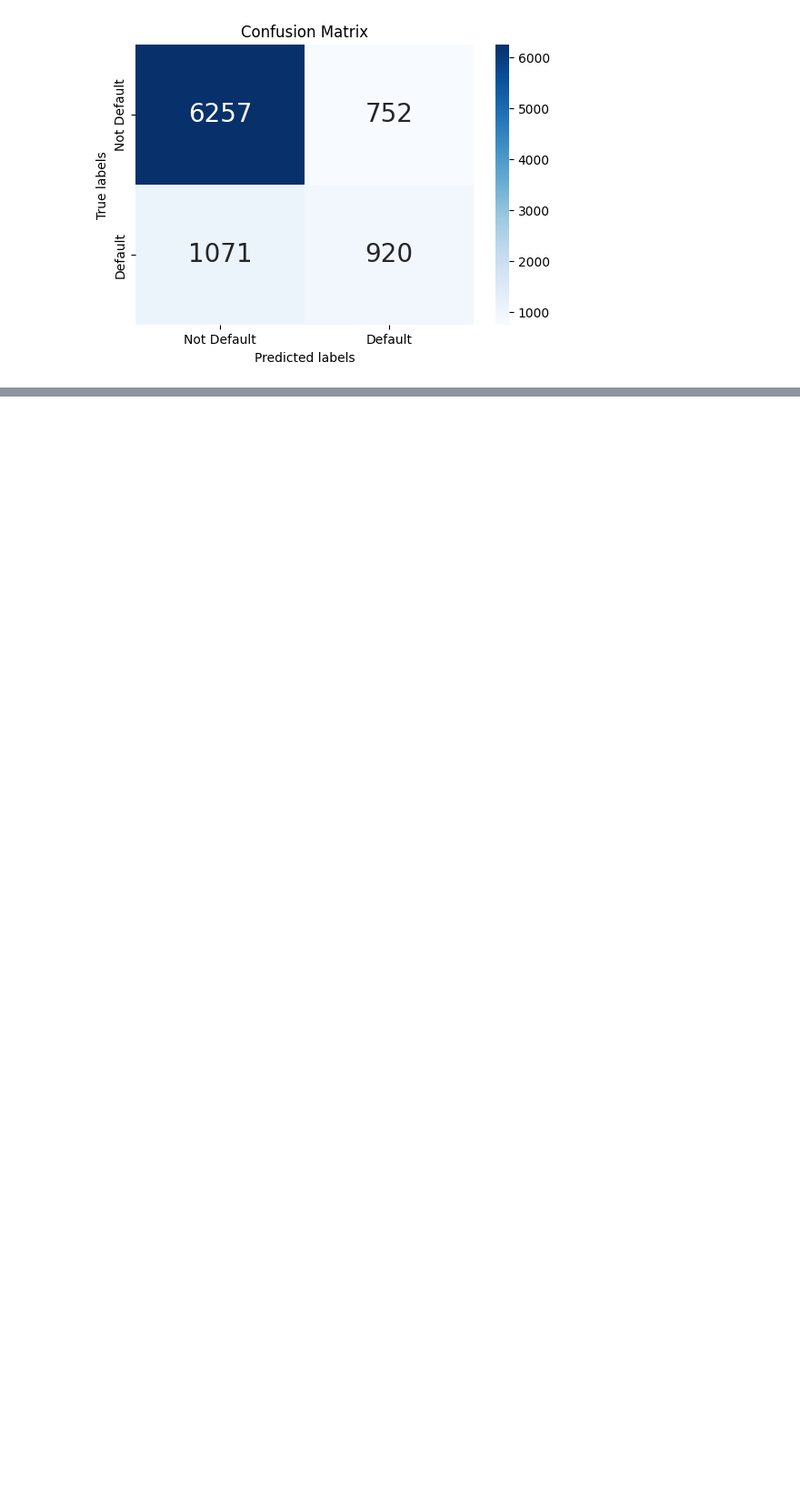
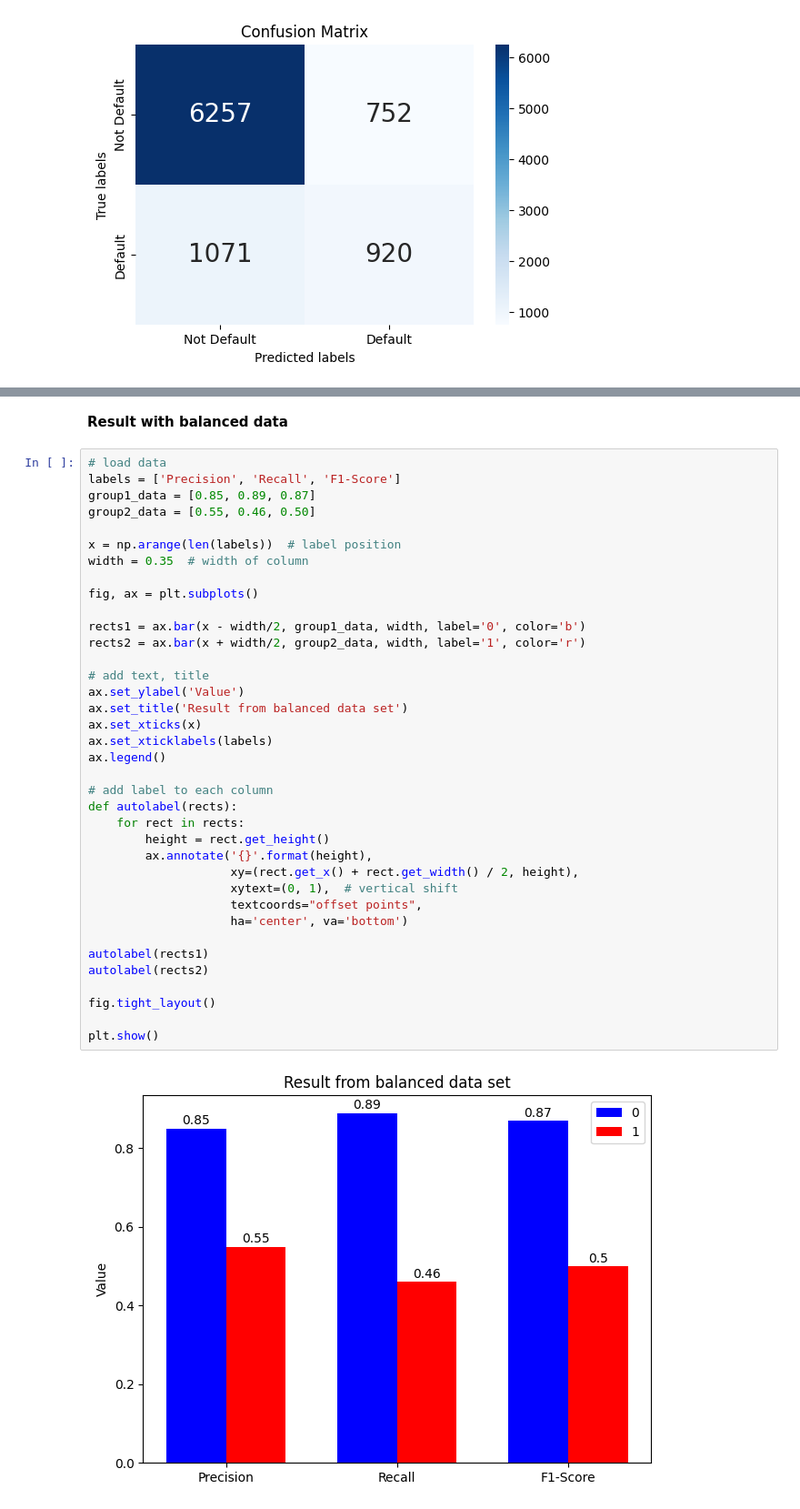
Before and after one commit to Charles20239/Credit_Card_Default_Prediction, a Jupyter notebook: RandomForest.ipynb, the cells around one changed output, grey strips where cells are left out. Shown at 91% size. Cells and saved outputs as stored; diff of their text form; blank space fills up the shorter version.

```diff
--- a/RandomForest.ipynb
+++ b/RandomForest.ipynb
@@ -291,0 +333,41 @@ plt.show()
+# %% [markdown]
+**Result with balanced data**
+# %%
+# load data
+labels = ['Precision', 'Recall', 'F1-Score']
+group1_data = [0.85, 0.89, 0.87]
+group2_data = [0.55, 0.46, 0.50]
+
+x = np.arange(len(labels))  # label position
+width = 0.35  # width of column
+
+fig, ax = plt.subplots()
+
+rects1 = ax.bar(x - width/2, group1_data, width, label='0', color='b')
+rects2 = ax.bar(x + width/2, group2_data, width, label='1', color='r')
+
+# add text, title
+ax.set_ylabel('Value')
+ax.set_title('Result from balanced data set')
+ax.set_xticks(x)
+ax.set_xticklabels(labels)
+ax.legend()
+
+# add label to each column
+def autolabel(rects):
+    for rect in rects:
+        height = rect.get_height()
+        ax.annotate('{}'.format(height),
+                    xy=(rect.get_x() + rect.get_width() / 2, height),
+                    xytext=(0, 1),  # vertical shift
+                    textcoords="offset points",
+                    ha='center', va='bottom')
+
+autolabel(rects1)
+autolabel(rects2)
+
+fig.tight_layout()
+
+plt.show()
+# %% [output]
+[figure, added]
```
Also changed, not shown: parts of 7 cells of this notebook.
